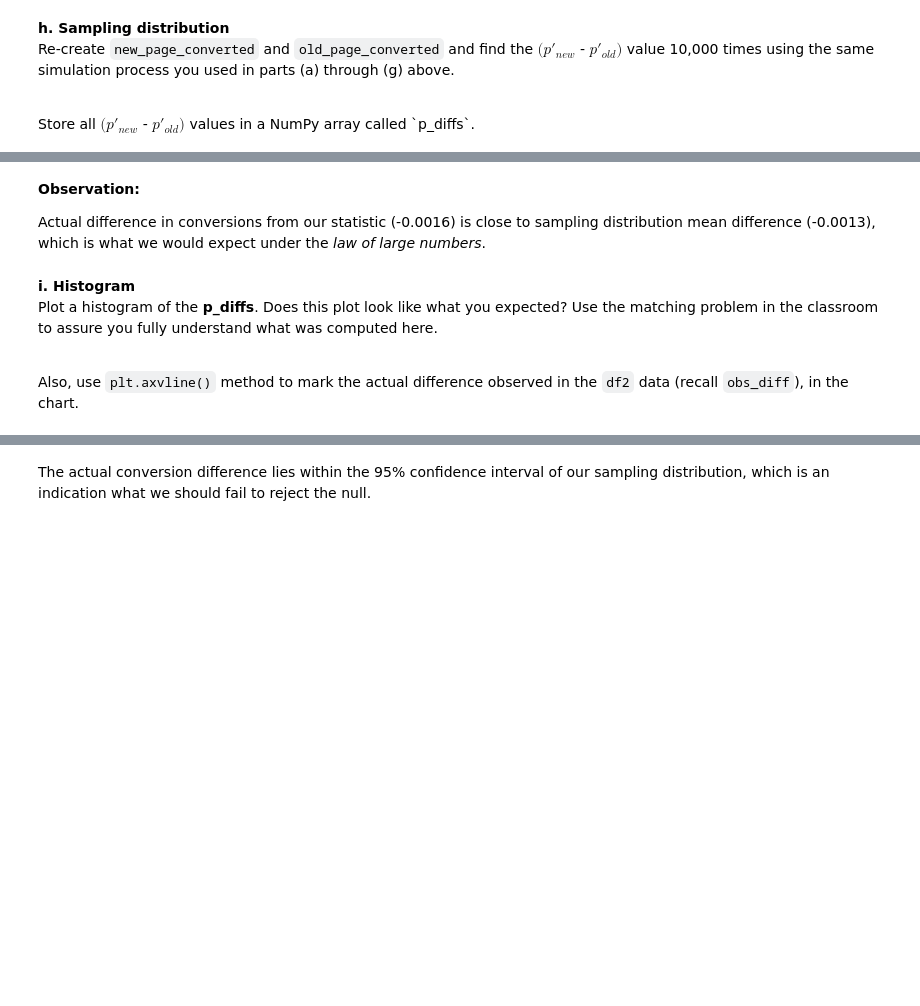
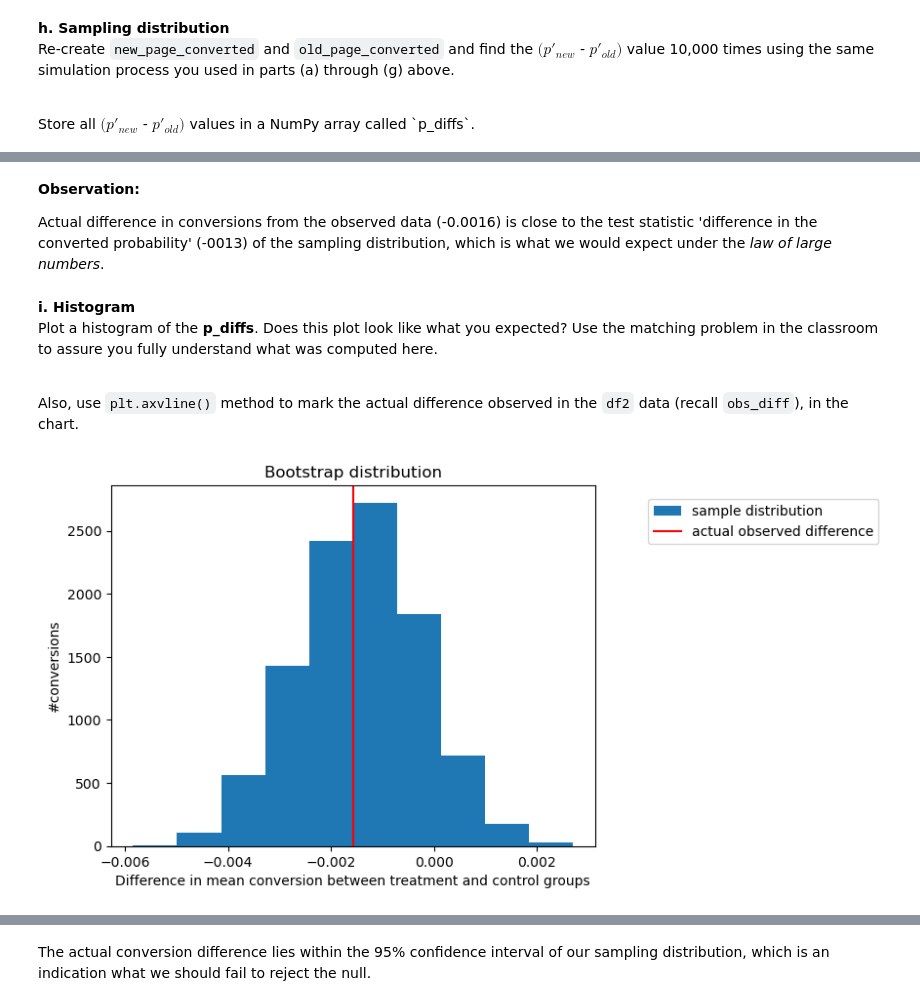
Before and after one commit to JuanitaSmith/AnalyzeABTestResults, a Jupyter notebook: Analyze_ab_test_results_notebook.ipynb, the cells around one changed output, grey strips where cells are left out. Drawn from its saved outputs; the diff is of its cells as text; code cells hidden in the pictures; blank space fills up the shorter version.

```diff
--- a/Analyze_ab_test_results_notebook.ipynb
+++ b/Analyze_ab_test_results_notebook.ipynb
@@ -312,7 +405,7 @@ print('Mean of sampling distribution is: {}'. format(round(p_diffs.mean(),4)))
 # %% [markdown]
 **Observation:**
 
-Actual difference in conversions from our statistic (-0.0016) is close to sampling distribution mean difference (-0.0013), which is what we would expect under the *law of large numbers*.
+Actual difference in conversions from the observed data (-0.0016) is close to the test statistic 'difference in the converted probability' (-0013) of the sampling distribution, which is what we would expect under the *law of large numbers*.
 # %% [markdown]
 **i. Histogram**<br>
 Plot a histogram of the **p_diffs**.  Does this plot look like what you expected?  Use the matching problem in the classroom to assure you fully understand what was computed here.<br><br>
@@ -321,11 +414,13 @@ Also, use `plt.axvline()` method to mark the actual difference observed  in the
 # %%
 plt.hist(p_diffs, label='sample distribution')
 plt.axvline(obs_diff, color='r', label='actual observed difference')
 plt.xlabel('Difference in mean conversion between treatment and control groups')
 plt.ylabel('#conversions')
-plt.title('Sampling distribution')
+plt.title('Bootstrap distribution')
 plt.legend(loc='center right', bbox_to_anchor=(1.6, 0.9))
 plt.show()
+# %% [output]
+[figure, added]
 # %%
 # extra step - pull the values for a 95% confidence interval
 low = np.percentile(p_diffs, 2.5)
```
Also changed, not shown: parts of 69 cells of this notebook, 5 other files.
